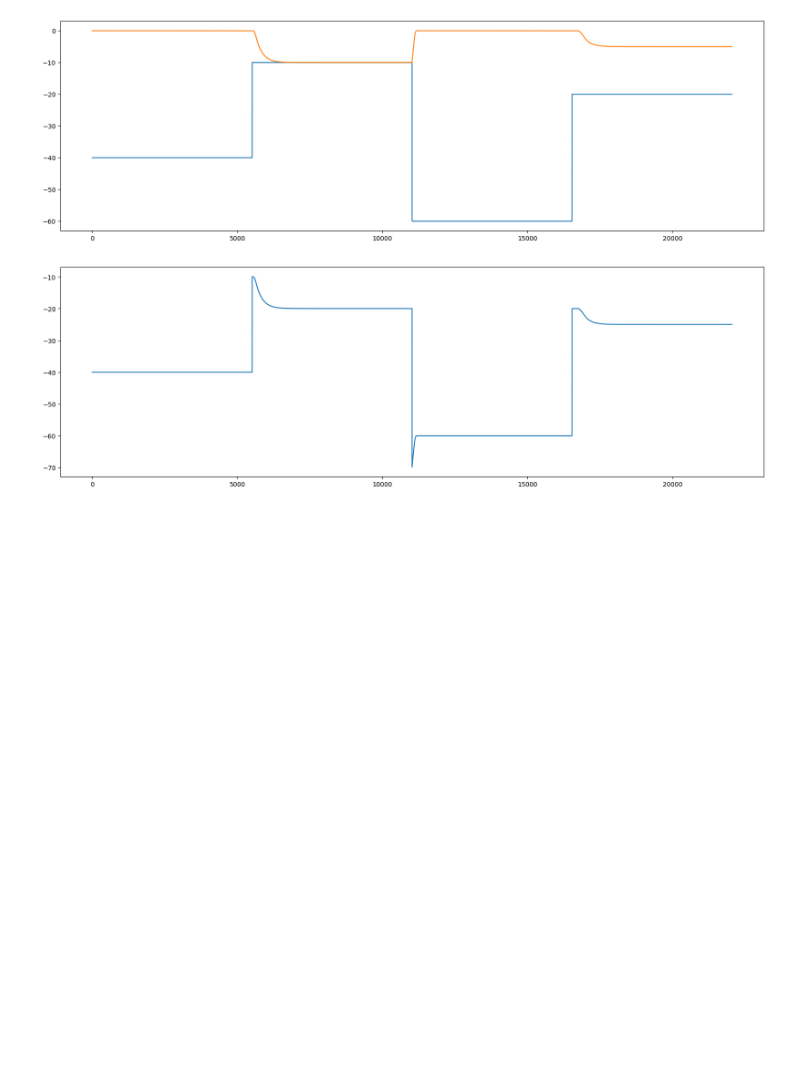
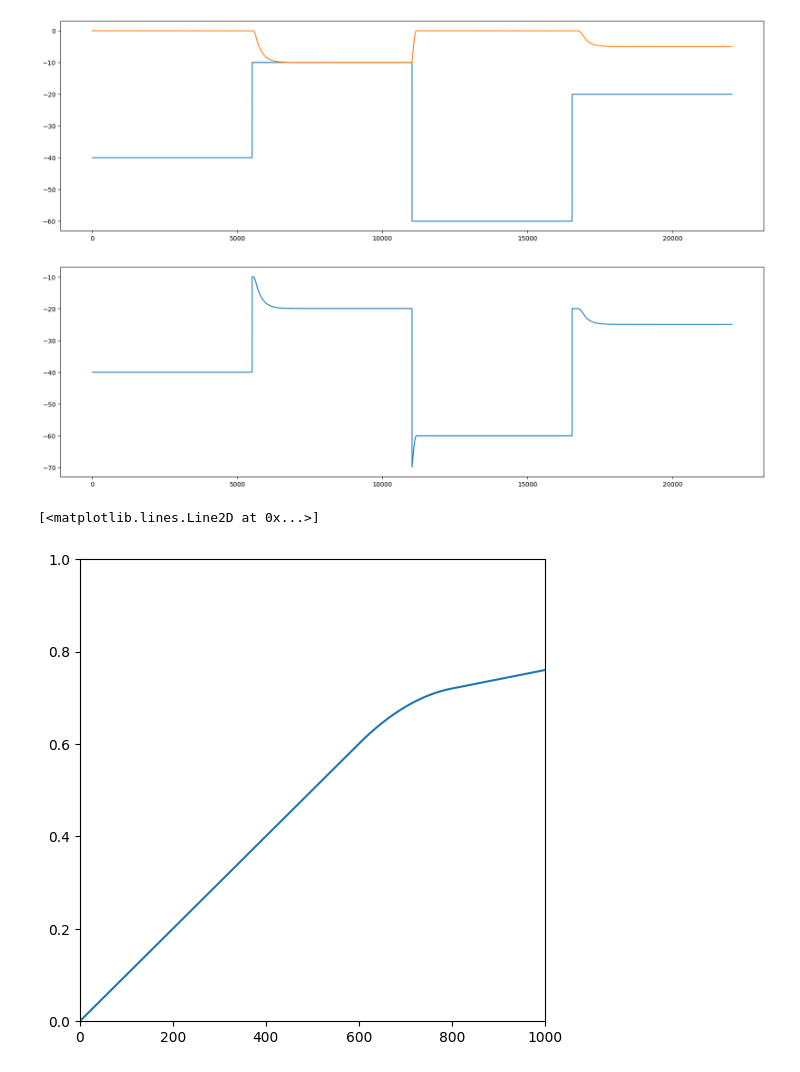
Before and after one commit to Maerorr/fft-playground, a Jupyter notebook: python_dsp_test/fft_comp.ipynb, the cells around one changed output. Saved outputs shown, nothing was run; the diff lists cells and outputs as text; code cells hidden in the pictures; blank space fills up the shorter version.

```diff
--- a/python_dsp_test/fft_comp.ipynb
+++ b/python_dsp_test/fft_comp.ipynb
@@ -58,3 +58,35 @@ plt.plot(final_output)
 plt.show()
 # %% [output]
 [figure]
+# %%
+buf = np.linspace(0, 1, 1000)
+buf_o = np.linspace(0, 1, 1000)
+
+th = 0.7
+up_r = 1
+down_r = 5.0
+w = 0.2
+
+for i, x in enumerate(buf):
+    if (2 * (x - th)) < -w:
+        buf_o[i] = x
+    elif (2 * abs(x - th)) <= w:
+        buf_o[i] = x + ((1.0 / down_r - 1.0)*(x - th + w/2)**2) / (2.0 * w)
+    else:
+        buf_o[i] = th + (x - th) / down_r
+
+for i, x in enumerate(buf_o):
+    if (2 * (x - th)) < -w:
+        buf_o[i] = th + (x - th) / up_r
+    elif (2 * abs(x - th)) <= w:
+        buf_o[i] = x - ((1.0 / up_r - 1.0)*(x - th - w/2)**2) / (2.0 * w)
+    else:
+        buf_o[i] = x
+
+plt.figure(figsize=(6,6))
+plt.ylim(0, 1)
+plt.xlim(0, 1000)
+plt.plot(buf_o)
+# %% [output]
+[<matplotlib.lines.Line2D at 0x...>]
+[figure, added]
```
Also changed, not shown: 13 other files.
